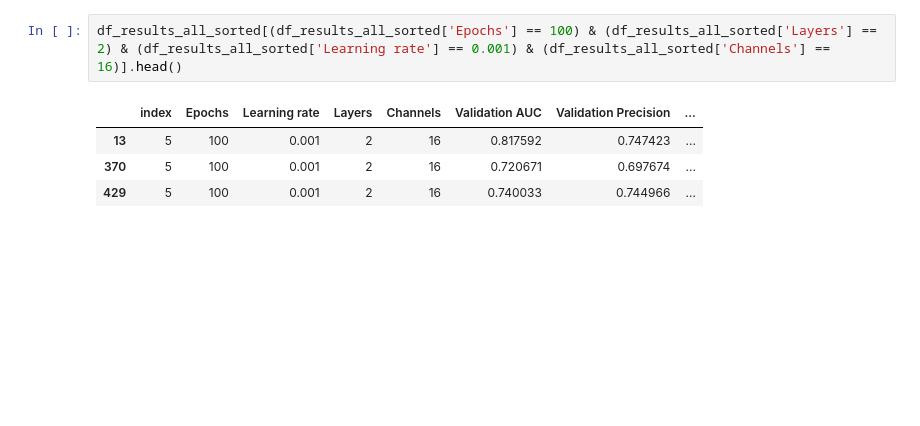
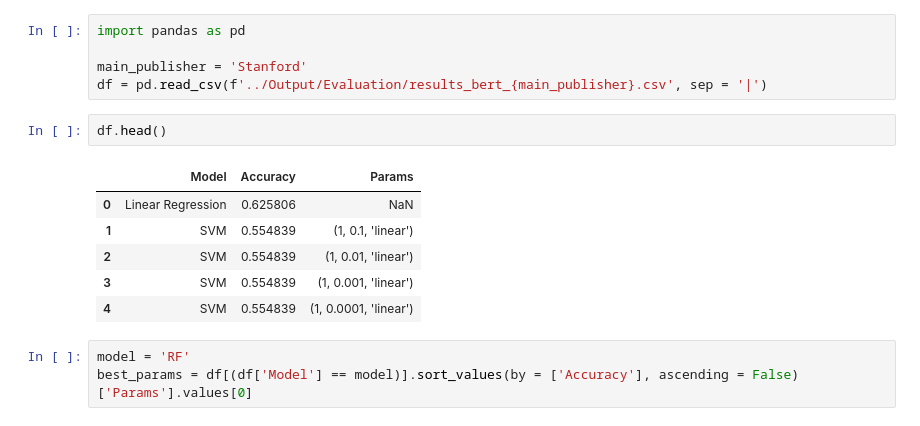
Before and after one commit to AymenRaouf/PrecedabilityOER, a Jupyter notebook: Evaluation/Results.ipynb, the cells around one changed output. Saved outputs shown, nothing was run; the diff lists cells and outputs as text; blank space fills up the shorter version.

```diff
--- a/Evaluation/Results.ipynb
+++ b/Evaluation/Results.ipynb
@@ -181,7 +1,17 @@ df_results_all_sorted.head(50)
-# %%
-df_results_all_sorted[(df_results_all_sorted['Epochs'] == 100) & (df_results_all_sorted['Layers'] == 2) & (df_results_all_sorted['Learning rate'] == 0.001) & (df_results_all_sorted['Channels'] == 16)].head()
-# %% [output]
-|  | index | Epochs | Learning rate | Layers | Channels | Validation AUC | Validation Precision | ... |
-| 13 | 5 | 100 | 0.001 | 2 | 16 | 0.817592 | 0.747423 | ... |
-| 370 | 5 | 100 | 0.001 | 2 | 16 | 0.720671 | 0.697674 | ... |
-| 429 | 5 | 100 | 0.001 | 2 | 16 | 0.740033 | 0.744966 | ... |
+# %%
+import pandas as pd
+
+main_publisher = 'Stanford'
+df = pd.read_csv(f'../Output/Evaluation/results_bert_{main_publisher}.csv', sep = '|')
+# %%
+df.head()
+# %% [output]
+|  | Model | Accuracy | Params |
+| 0 | Linear Regression | 0.625806 | NaN |
+| 1 | SVM | 0.554839 | (1, 0.1, 'linear') |
+| 2 | SVM | 0.554839 | (1, 0.01, 'linear') |
+| 3 | SVM | 0.554839 | (1, 0.001, 'linear') |
+| 4 | SVM | 0.554839 | (1, 0.0001, 'linear') |
+# %%
+model = 'RF'
+best_params = df[(df['Model'] == model)].sort_values(by = ['Accuracy'], ascending = False)['Params'].values[0]
```
Also changed, not shown: parts of 10 cells of this notebook, 52 other files.
